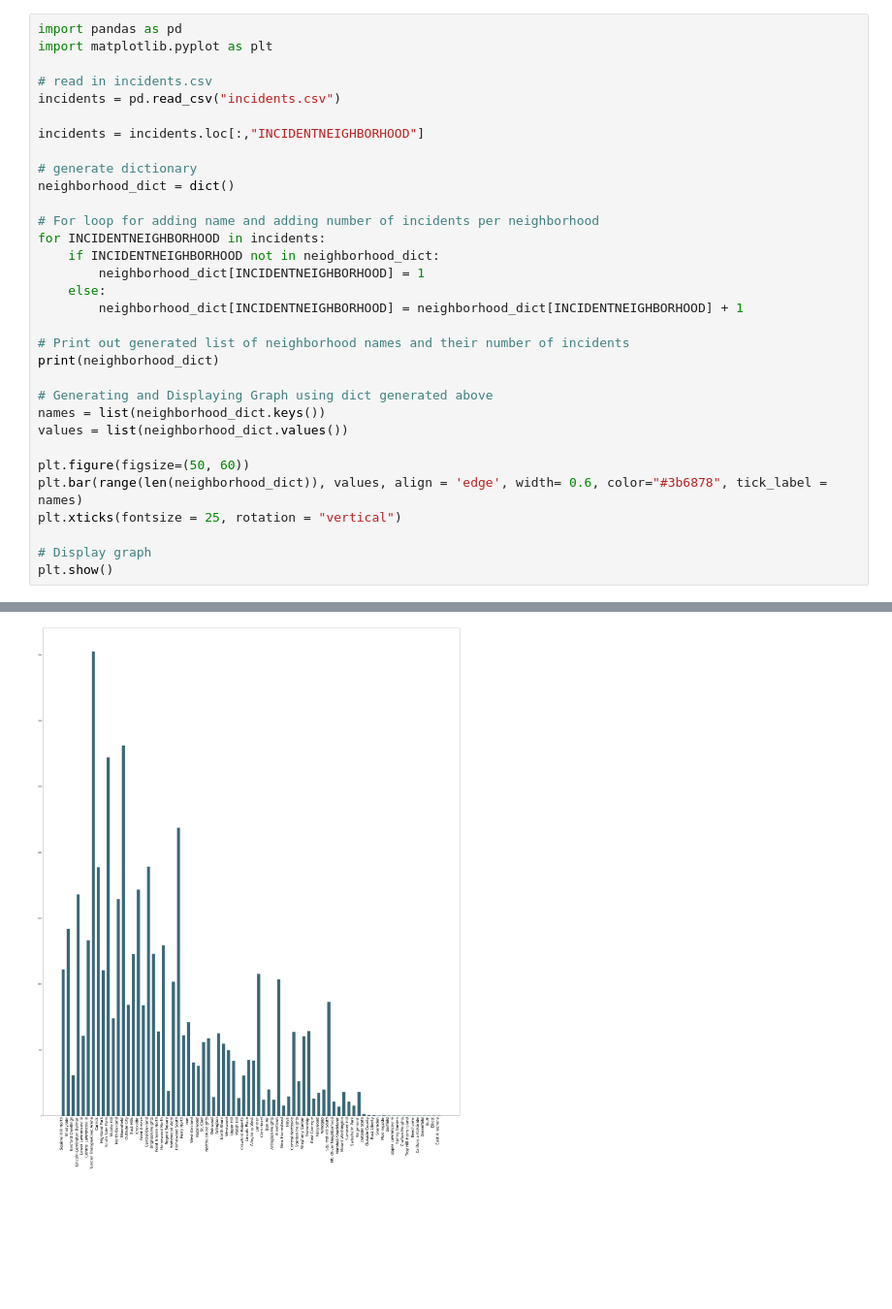
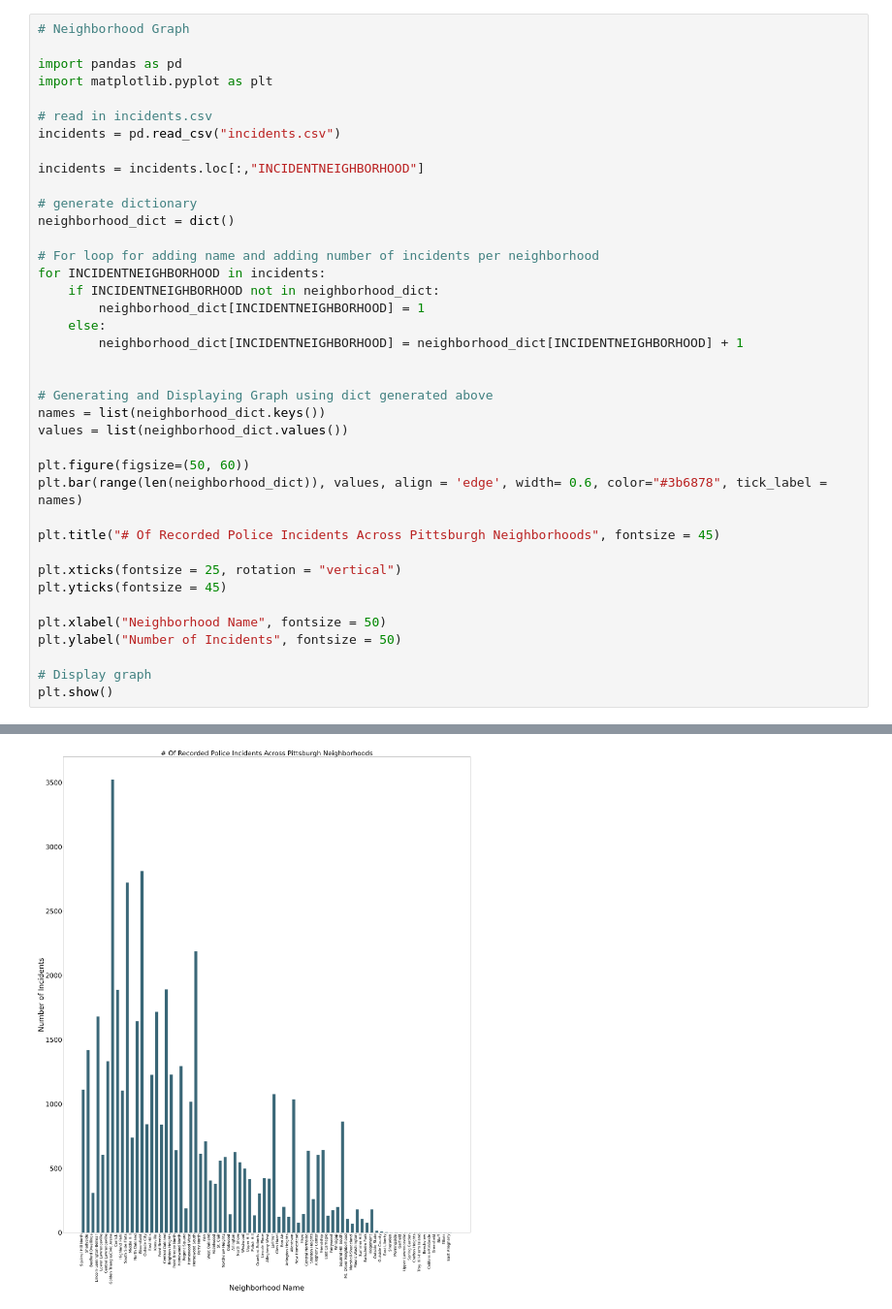
Before and after one commit to cdornn/Big-Ideas-Final-Project, a Jupyter notebook: Camryns Notebook/dorney_final-notebook.ipynb, the cells around one changed output, grey strips where cells are left out. Shown: that part at 97% size. Drawn from its saved outputs; the diff is of its cells as text; blank space fills up the shorter version.

```diff
--- a/Camryns Notebook/dorney_final-notebook.ipynb
+++ b/Camryns Notebook/dorney_final-notebook.ipynb
@@ -10,4 +8,6 @@
 # %%
+# Neighborhood Graph
+
 import pandas as pd
 import matplotlib.pyplot as plt
 
@@ -26,8 +26,6 @@ for INCIDENTNEIGHBORHOOD in incidents:
     else:
         neighborhood_dict[INCIDENTNEIGHBORHOOD] = neighborhood_dict[INCIDENTNEIGHBORHOOD] + 1
 
-# Print out generated list of neighborhood names and their number of incidents
-print(neighborhood_dict)
 
 # Generating and Displaying Graph using dict generated above
 names = list(neighborhood_dict.keys())
@@ -35,7 +33,14 @@ values = list(neighborhood_dict.values())
 
 plt.figure(figsize=(50, 60))
 plt.bar(range(len(neighborhood_dict)), values, align = 'edge', width= 0.6, color="#3b6878", tick_label = names)
+
+plt.title("# Of Recorded Police Incidents Across Pittsburgh Neighborhoods", fontsize = 45)
+
 plt.xticks(fontsize = 25, rotation = "vertical")
+plt.yticks(fontsize = 45)
+
+plt.xlabel("Neighborhood Name", fontsize = 50)
+plt.ylabel("Number of Incidents", fontsize = 50)
 
 # Display graph
 plt.show()
@@ -44 +48 @@ plt.show()
-[figure, old version]
+[figure, new version]
```
Also changed, not shown: parts of 11 cells of this notebook, 2 other files.
